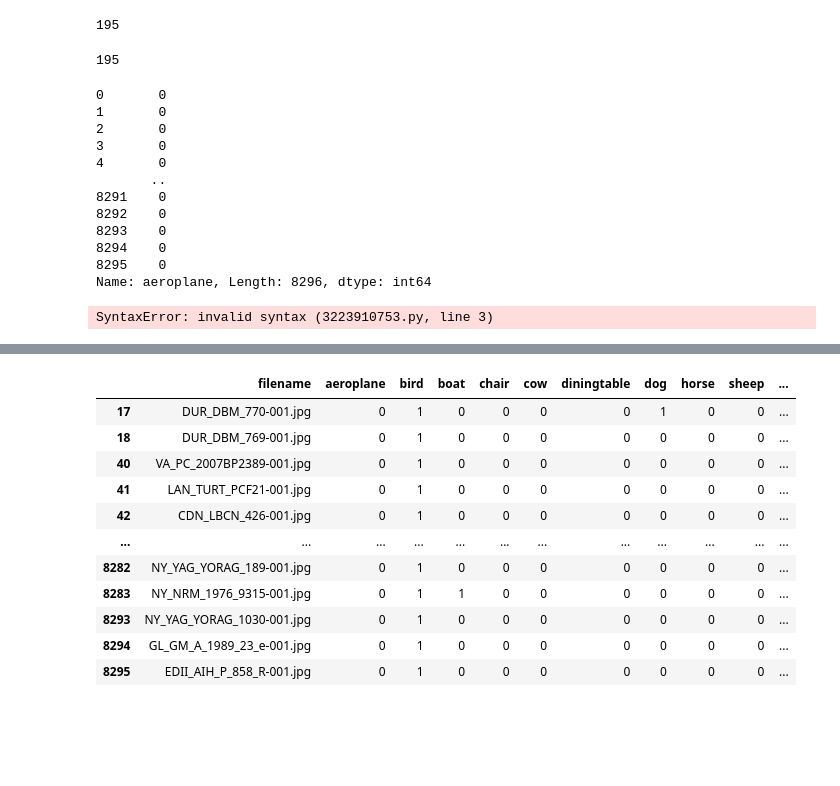
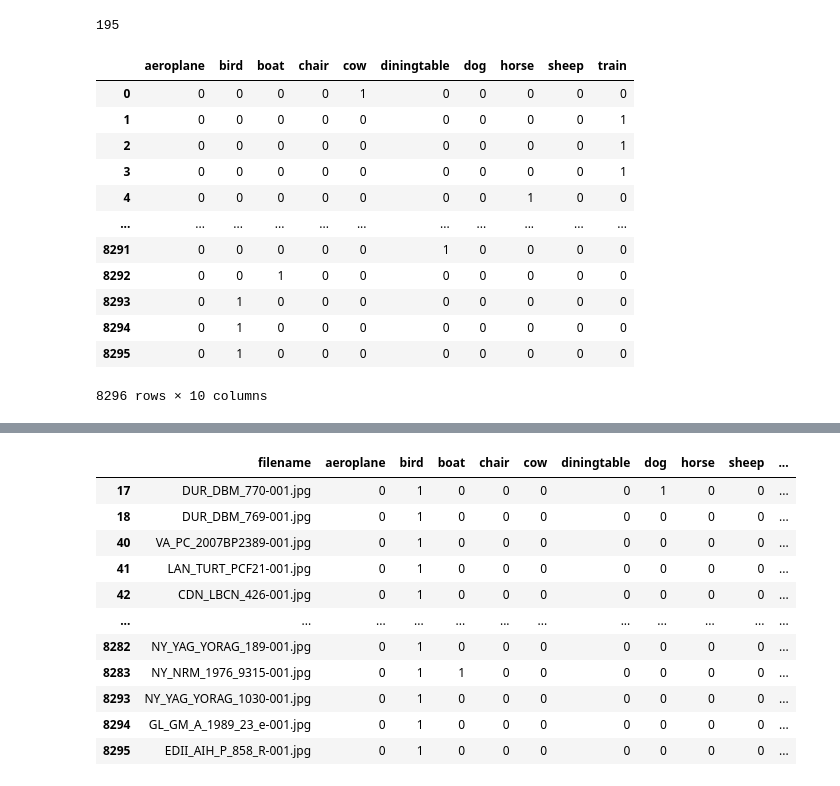
Before and after one commit to erniesg/Art-API, a Jupyter notebook: notebooks/sampling.ipynb, the cells around one changed output, grey strips where cells are left out. Drawn from its saved outputs; the diff is of its cells as text; code cells hidden in the pictures; blank space fills up the shorter version.

```diff
--- a/notebooks/sampling.ipynb
+++ b/notebooks/sampling.ipynb
@@ -58,33 +57,0 @@ y_sub = df.loc[:, ['filename', 'aeroplane', 'bird', 'boat', 'chair', 'cow', 'din
-# %%
-row_num = y_sub.select_dtypes(include='number').sum().min()
-row_num
-# %% [output]
-195
-# %%
-classes = ['aeroplane', 'bird', 'boat', 'chair', 'cow', 'diningtable',
-       'dog', 'horse', 'sheep', 'train']
-y_sub['aeroplane']
-# %% [output]
-0       0
-1       0
-2       0
-3       0
-4       0
-       ..
-8291    0
-8292    0
-8293    0
-8294    0
-8295    0
-Name: aeroplane, Length: 8296, dtype: int64
-# %%
-#from google.cloud import storage as gcs
-import cloudstorage as gcs
-import google-cloud-storage
-
-gcs_file = gcs.open(filename)
-contents = gcs_file.read()
-gcs_file.close()
-self.response.write(contents)
-# %% [output]
-SyntaxError: invalid syntax (3223910753.py, line 3)
@@ -91 +60,20 @@ SyntaxError: invalid syntax (3223910753.py, line 3)
+# %%
+y_sub = df.loc[:, ['aeroplane', 'bird', 'boat', 'chair', 'cow', 'diningtable',
+       'dog', 'horse', 'sheep', 'train']]
+# %%
+y_sub
+# %% [output]
+|  | aeroplane | bird | boat | chair | cow | diningtable | dog | horse | sheep | train |
+| 0 | 0 | 0 | 0 | 0 | 1 | 0 | 0 | 0 | 0 | 0 |
+| 1 | 0 | 0 | 0 | 0 | 0 | 0 | 0 | 0 | 0 | 1 |
+| 2 | 0 | 0 | 0 | 0 | 0 | 0 | 0 | 0 | 0 | 1 |
+| 3 | 0 | 0 | 0 | 0 | 0 | 0 | 0 | 0 | 0 | 1 |
+| 4 | 0 | 0 | 0 | 0 | 0 | 0 | 0 | 1 | 0 | 0 |
+| ... | ... | ... | ... | ... | ... | ... | ... | ... | ... | ... |
+| 8291 | 0 | 0 | 0 | 0 | 0 | 1 | 0 | 0 | 0 | 0 |
+| 8292 | 0 | 0 | 1 | 0 | 0 | 0 | 0 | 0 | 0 | 0 |
+| 8293 | 0 | 1 | 0 | 0 | 0 | 0 | 0 | 0 | 0 | 0 |
+| 8294 | 0 | 1 | 0 | 0 | 0 | 0 | 0 | 0 | 0 | 0 |
+| 8295 | 0 | 1 | 0 | 0 | 0 | 0 | 0 | 0 | 0 | 0 |
+8296 rows × 10 columns
 # %%
```
Also changed, not shown: parts of 20 cells of this notebook, 3 other files.
